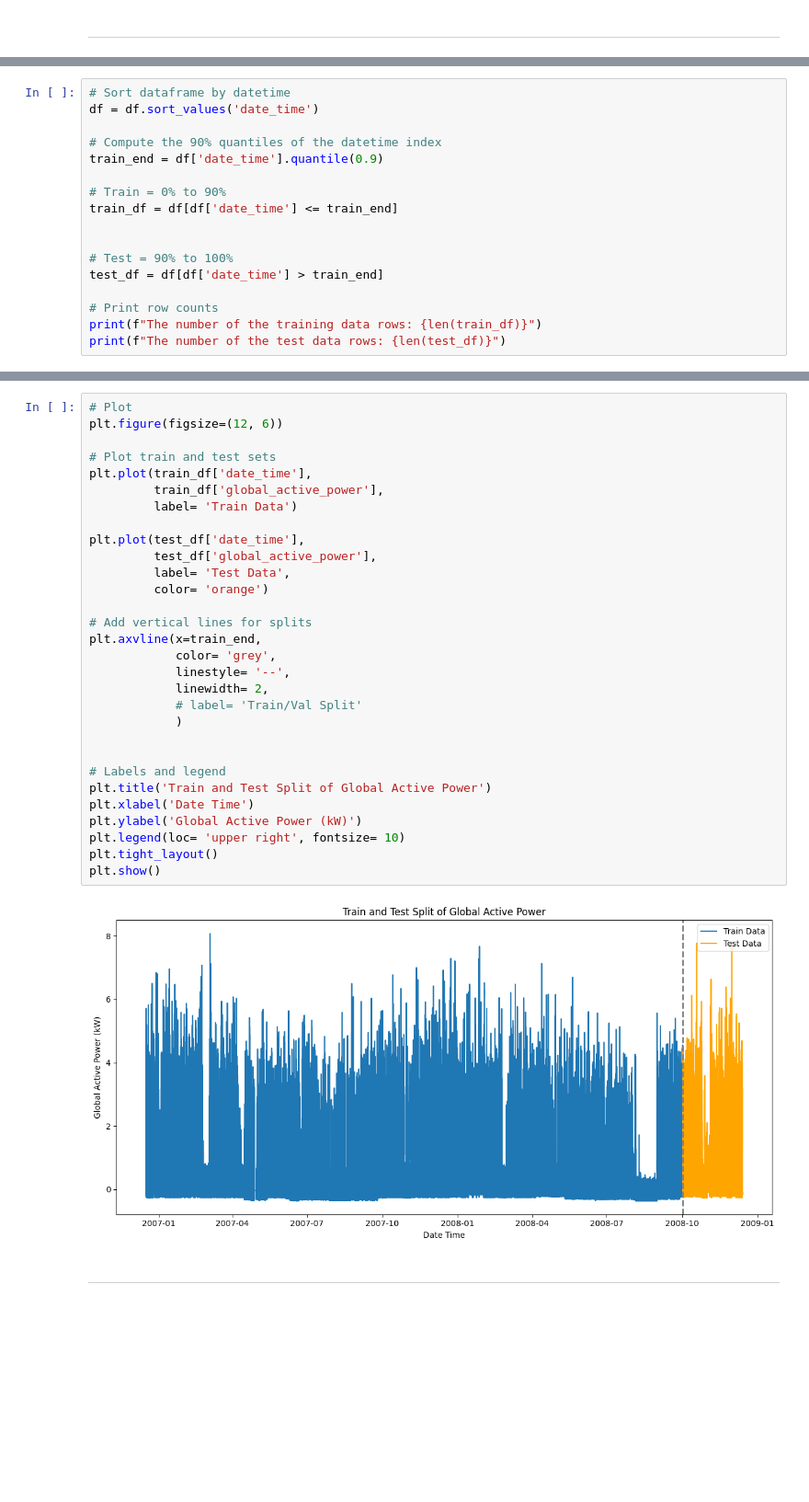
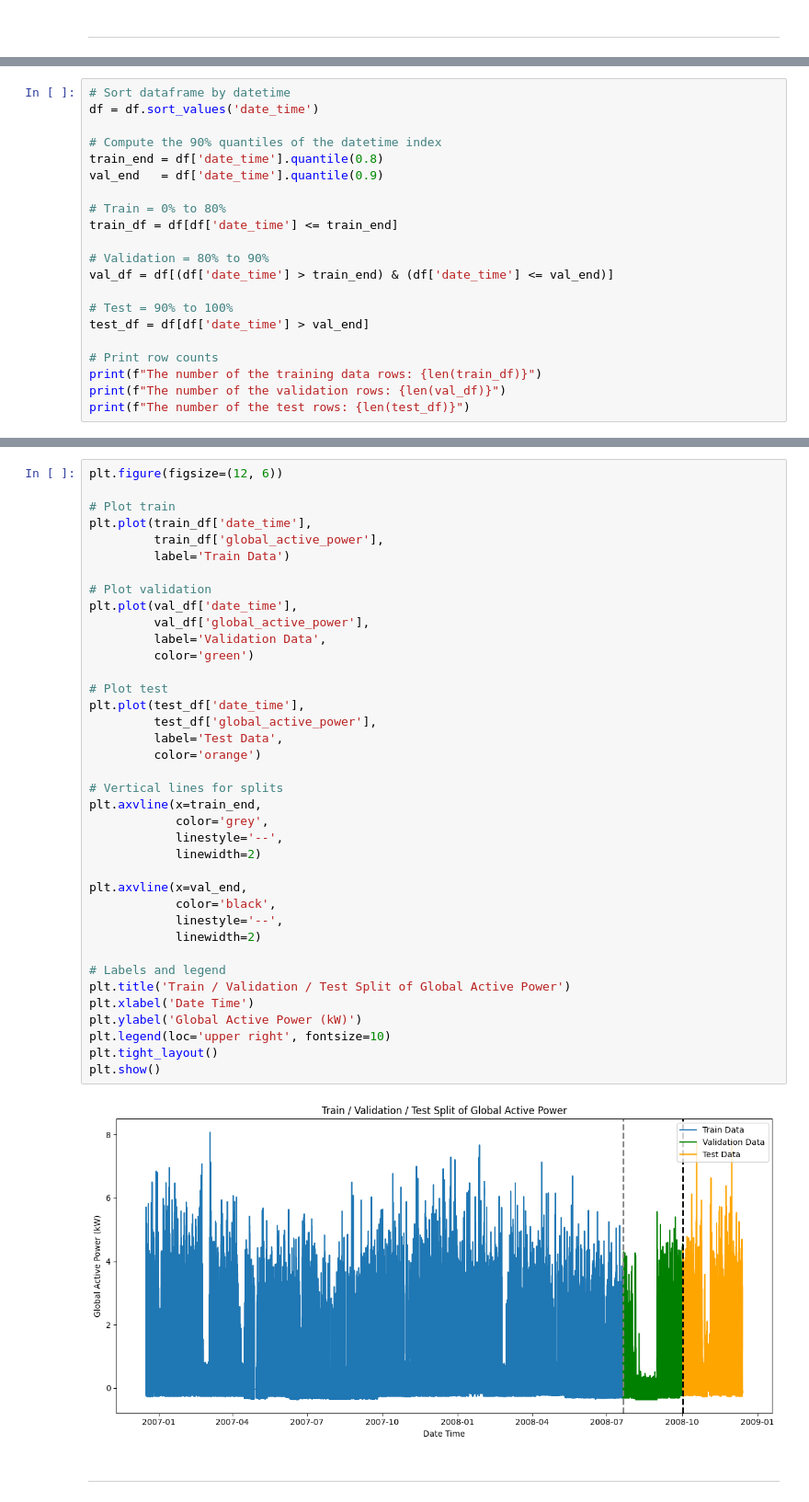
Before and after one commit to dersimkaya/Understanding_and_Forecasting_Household_Electricity_Consumption-TimeSeries, a Jupyter notebook: NB.ipynb, the cells around one changed output, grey strips where cells are left out. Shown at 92% size. Drawn from its saved outputs; the diff is of its cells as text; blank space fills up the shorter version.

```diff
--- a/NB.ipynb
+++ b/NB.ipynb
@@ -904,16 +963,20 @@ describe_df(df, scaled_cols)
 df = df.sort_values('date_time')
 
 # Compute the 90% quantiles of the datetime index
-train_end = df['date_time'].quantile(0.9)
+train_end = df['date_time'].quantile(0.8)
+val_end   = df['date_time'].quantile(0.9)
 
-# Train = 0% to 90%
+# Train = 0% to 80%
 train_df = df[df['date_time'] <= train_end]
 
+# Validation = 80% to 90%
+val_df = df[(df['date_time'] > train_end) & (df['date_time'] <= val_end)]
 
 # Test = 90% to 100%
-test_df = df[df['date_time'] > train_end]
+test_df = df[df['date_time'] > val_end]
 
 # Print row counts
 print(f"The number of the training data rows: {len(train_df)}")
-print(f"The number of the test data rows: {len(test_df)}")
+print(f"The number of the validation rows: {len(val_df)}")
+print(f"The number of the test rows: {len(test_df)}")
 # %% [output]
@@ -922,35 +986,43 @@ The number of the test data rows: 104858
 # %%
-# Plot
 plt.figure(figsize=(12, 6))
 
-# Plot train and test sets
+# Plot train
 plt.plot(train_df['date_time'],
          train_df['global_active_power'],
-         label= 'Train Data')
+         label='Train Data')
 
+# Plot validation
+plt.plot(val_df['date_time'],
+         val_df['global_active_power'],
+         label='Validation Data',
+         color='green')
+
+# Plot test
 plt.plot(test_df['date_time'],
          test_df['global_active_power'],
-         label= 'Test Data',
-         color= 'orange')
+         label='Test Data',
+         color='orange')
 
-# Add vertical lines for splits
+# Vertical lines for splits
 plt.axvline(x=train_end,
-            color= 'grey',
-            linestyle= '--',
-            linewidth= 2,
-            # label= 'Train/Val Split'
-            )
+            color='grey',
+            linestyle='--',
+            linewidth=2)
 
+plt.axvline(x=val_end,
+            color='black',
+            linestyle='--',
+            linewidth=2)
 
 # Labels and legend
-plt.title('Train and Test Split of Global Active Power')
+plt.title('Train / Validation / Test Split of Global Active Power')
 plt.xlabel('Date Time')
 plt.ylabel('Global Active Power (kW)')
-plt.legend(loc= 'upper right', fontsize= 10)
+plt.legend(loc='upper right', fontsize=10)
 plt.tight_layout()
 plt.show()
 # %% [output]
-[figure, old version]
+[figure, new version]
 # %% [markdown]
 ---
 # %% [markdown]
```
Also changed, not shown: parts of 57 cells of this notebook, 1 other file.
